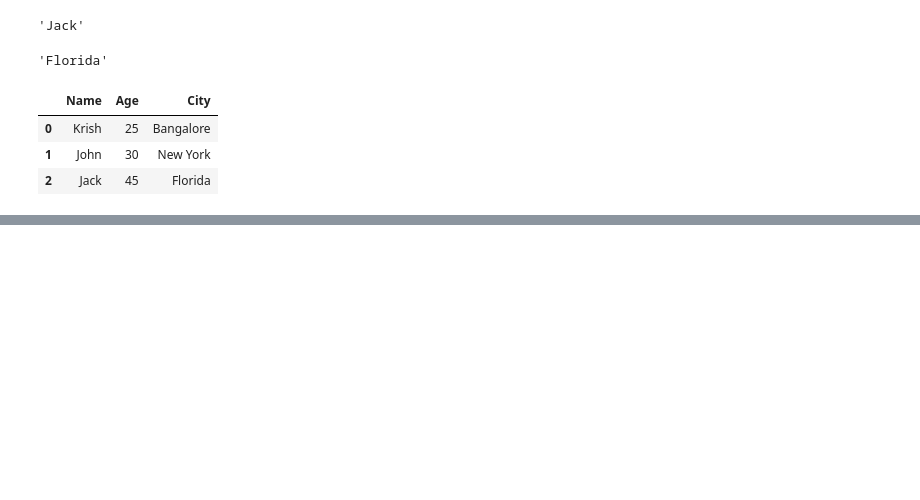
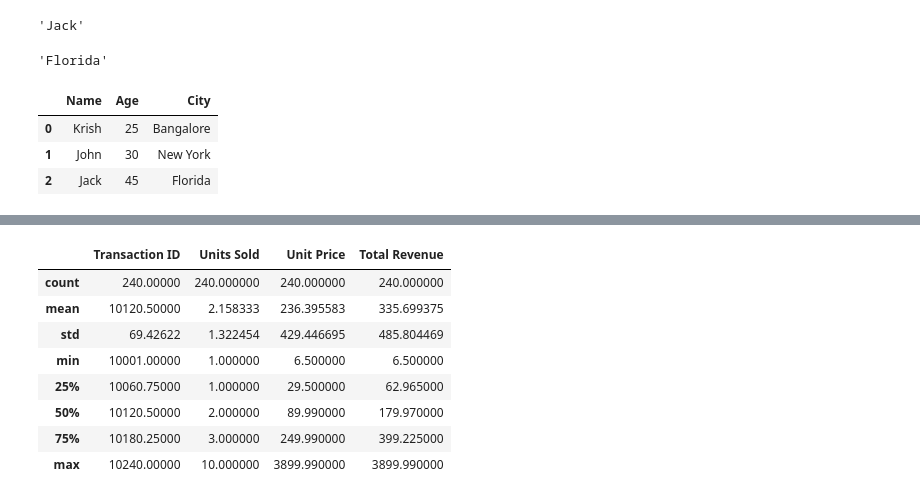
Before and after one commit to pradipbhattacharjya/Python, a Jupyter notebook: pandas.ipynb, the cells around one changed output, grey strips where cells are left out. Saved outputs shown, nothing was run; the diff lists cells and outputs as text; code cells hidden in the pictures; blank space fills up the shorter version.

Commit message:
Data Manipulation with Dataframe

```diff
--- a/pandas.ipynb
+++ b/pandas.ipynb
@@ -168,0 +219,3 @@ df
+# %%
+df=pd.read_csv('sales_data.csv')
+df.head(5)
@@ -168,0 +253,12 @@ df
+# %%
+df.describe()
+# %% [output]
+|  | Transaction ID | Units Sold | Unit Price | Total Revenue |
+| count | 240.00000 | 240.000000 | 240.000000 | 240.000000 |
+| mean | 10120.50000 | 2.158333 | 236.395583 | 335.699375 |
+| std | 69.42622 | 1.322454 | 429.446695 | 485.804469 |
+| min | 10001.00000 | 1.000000 | 6.500000 | 6.500000 |
+| 25% | 10060.75000 | 1.000000 | 29.500000 | 62.965000 |
+| 50% | 10120.50000 | 2.000000 | 89.990000 | 179.970000 |
+| 75% | 10180.25000 | 3.000000 | 249.990000 | 399.225000 |
+| max | 10240.00000 | 10.000000 | 3899.990000 | 3899.990000 |
```
Also changed, not shown: parts of 10 cells of this notebook.
